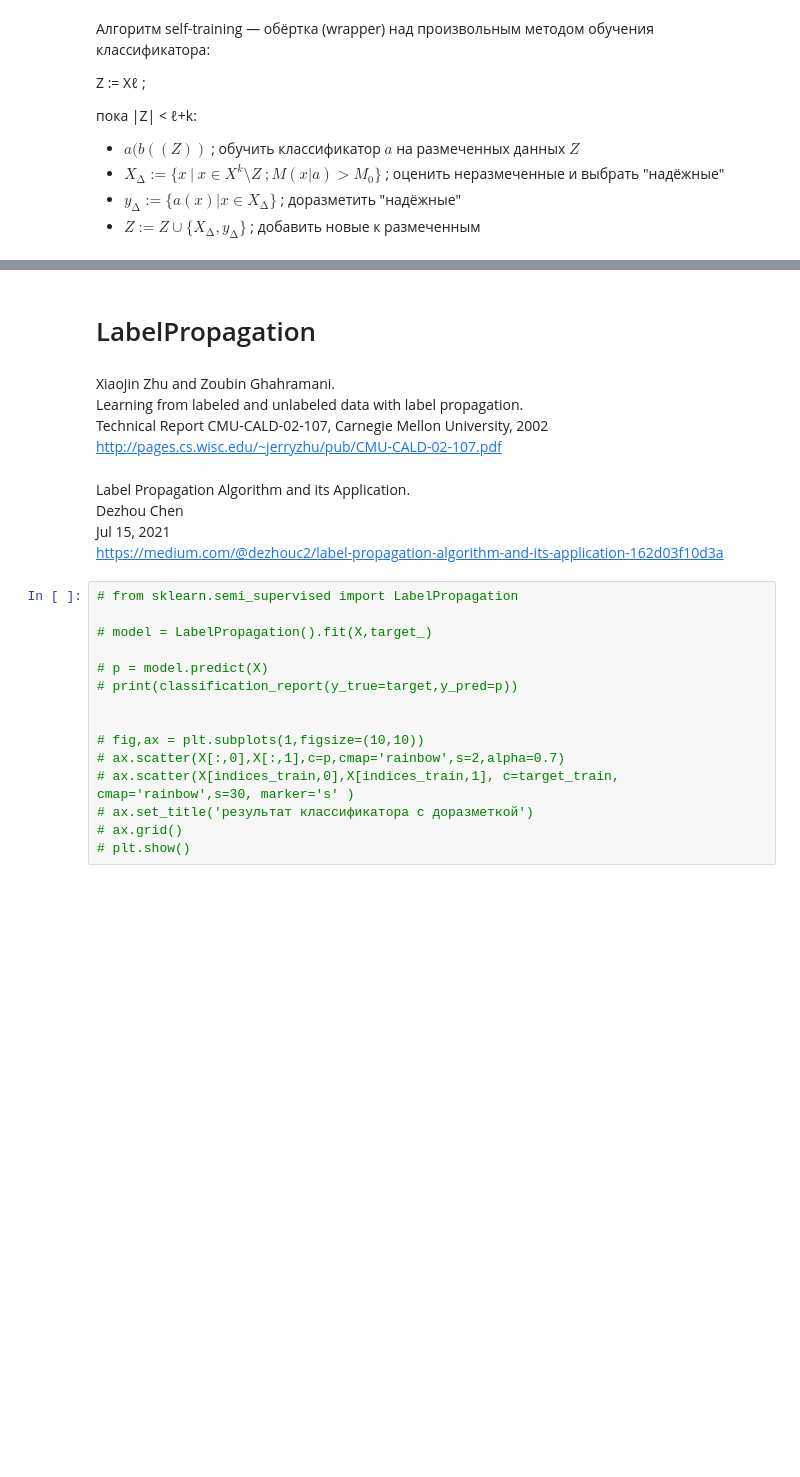
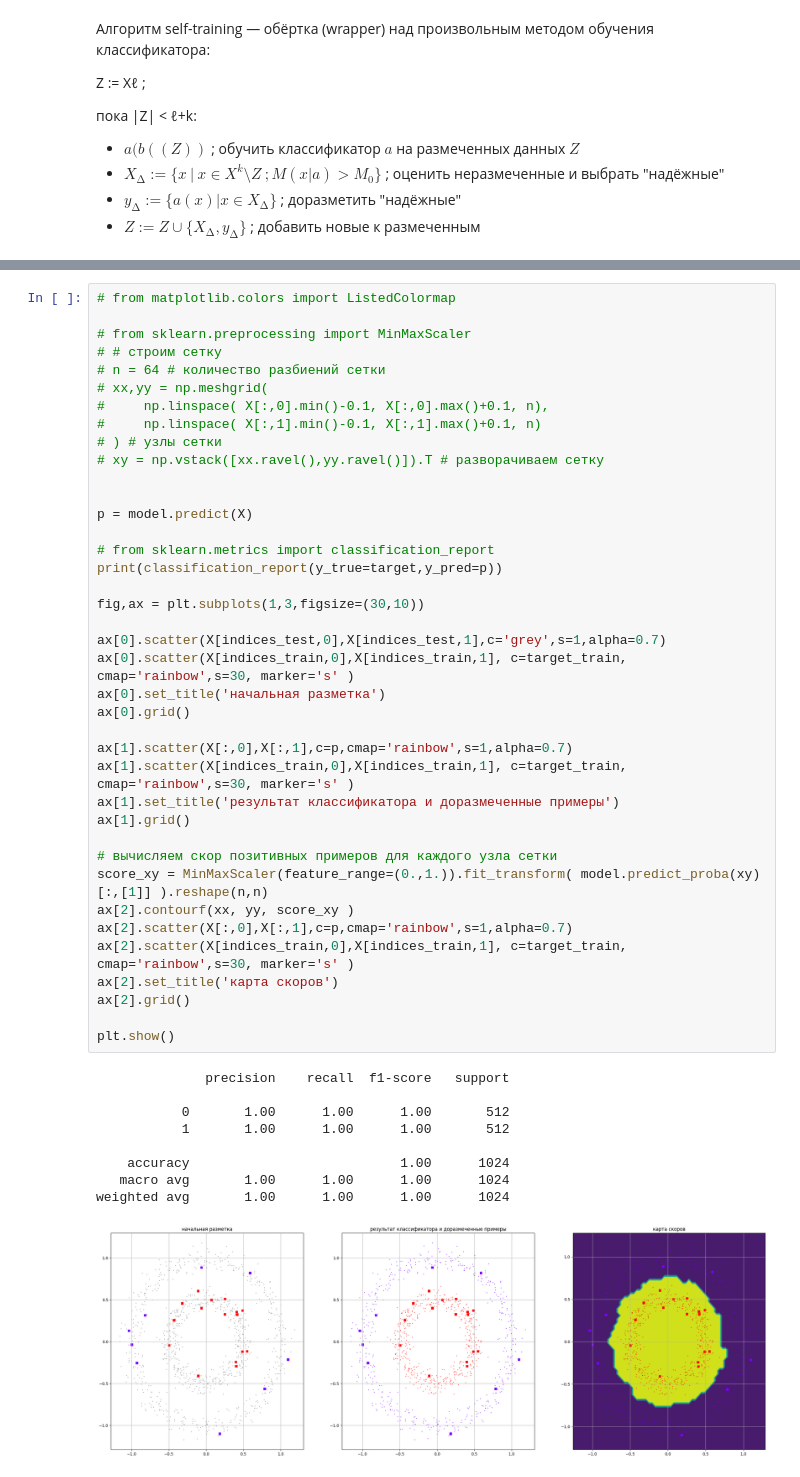
Before and after one commit to mechanoid5/ml_lectorium_2026_I, a Jupyter notebook: examples/17-trunsductive-learning/01-trunsductive.ipynb, the cells around one changed output, grey strips where cells are left out. Drawn from its saved outputs; the diff is of its cells as text; blank space fills up the shorter version.

```diff
--- a/examples/17-trunsductive-learning/01-trunsductive.ipynb
+++ b/examples/17-trunsductive-learning/01-trunsductive.ipynb
@@ -194,27 +187,49 @@ weighted avg       1.00      1.00      1.00      1024
-# %% [markdown]
-# LabelPropagation
-# %% [markdown]
-Xiaojin Zhu and Zoubin Ghahramani.
-Learning from labeled and unlabeled data with label propagation.
-Technical Report CMU-CALD-02-107, Carnegie Mellon University, 2002
-http://pages.cs.wisc.edu/~jerryzhu/pub/CMU-CALD-02-107.pdf
-# %% [markdown]
-Label Propagation Algorithm and its Application.
-Dezhou Chen
-Jul 15, 2021
-https://medium.com/@dezhouc2/label-propagation-algorithm-and-its-application-162d03f10d3a
-# %%
-# from sklearn.semi_supervised import LabelPropagation
-
-# model = LabelPropagation().fit(X,target_)
-
-# p = model.predict(X)
-# print(classification_report(y_true=target,y_pred=p))
-
-
-# fig,ax = plt.subplots(1,figsize=(10,10))
-# ax.scatter(X[:,0],X[:,1],c=p,cmap='rainbow',s=2,alpha=0.7)
-# ax.scatter(X[indices_train,0],X[indices_train,1], c=target_train, cmap='rainbow',s=30, marker='s' )
-# ax.set_title('результат классификатора с доразметкой')
-# ax.grid()
-# plt.show()
+# %%
+# from matplotlib.colors import ListedColormap
+
+# from sklearn.preprocessing import MinMaxScaler
+# # строим сетку
+# n = 64 # количество разбиений сетки
+# xx,yy = np.meshgrid(
+#     np.linspace( X[:,0].min()-0.1, X[:,0].max()+0.1, n),
+#     np.linspace( X[:,1].min()-0.1, X[:,1].max()+0.1, n)
+# ) # узлы сетки
+# xy = np.vstack([xx.ravel(),yy.ravel()]).T # разворачиваем сетку
+
+
+p = model.predict(X)
+
+# from sklearn.metrics import classification_report
+print(classification_report(y_true=target,y_pred=p))
+
+fig,ax = plt.subplots(1,3,figsize=(30,10))
+
+ax[0].scatter(X[indices_test,0],X[indices_test,1],c='grey',s=1,alpha=0.7)
+ax[0].scatter(X[indices_train,0],X[indices_train,1], c=target_train, cmap='rainbow',s=30, marker='s' )
+ax[0].set_title('начальная разметка')
+ax[0].grid()
+
+ax[1].scatter(X[:,0],X[:,1],c=p,cmap='rainbow',s=1,alpha=0.7)
+ax[1].scatter(X[indices_train,0],X[indices_train,1], c=target_train, cmap='rainbow',s=30, marker='s' )
+ax[1].set_title('результат классификатора и доразмеченные примеры')
+ax[1].grid()
+
+# вычисляем скор позитивных примеров для каждого узла сетки
+score_xy = MinMaxScaler(feature_range=(0.,1.)).fit_transform( model.predict_proba(xy)[:,[1]] ).reshape(n,n)
+ax[2].contourf(xx, yy, score_xy )
+ax[2].scatter(X[:,0],X[:,1],c=p,cmap='rainbow',s=1,alpha=0.7)
+ax[2].scatter(X[indices_train,0],X[indices_train,1], c=target_train, cmap='rainbow',s=30, marker='s' )
+ax[2].set_title('карта скоров')
+ax[2].grid()
+
+plt.show()
+# %% [output]
+              precision    recall  f1-score   support
+
+           0       1.00      1.00      1.00       512
+           1       1.00      1.00      1.00       512
+
+    accuracy                           1.00      1024
+   macro avg       1.00      1.00      1.00      1024
+weighted avg       1.00      1.00      1.00      1024
+[figure, added]
```
Also changed, not shown: parts of 11 cells of this notebook.
